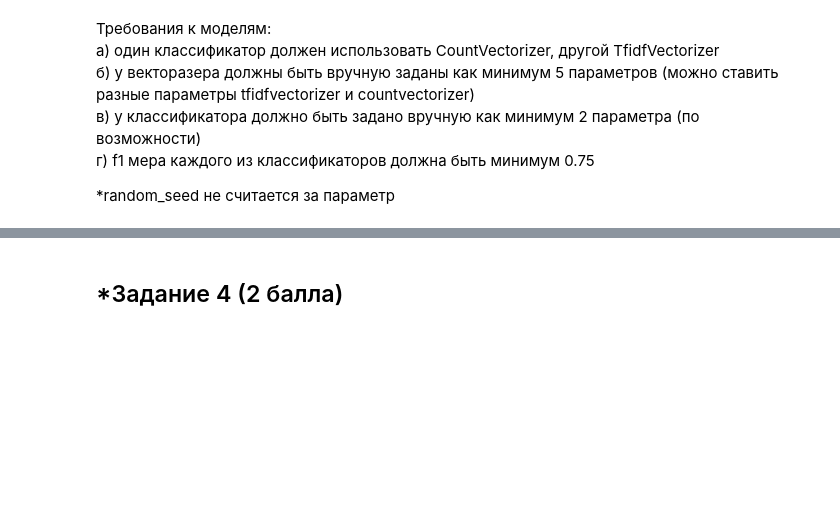
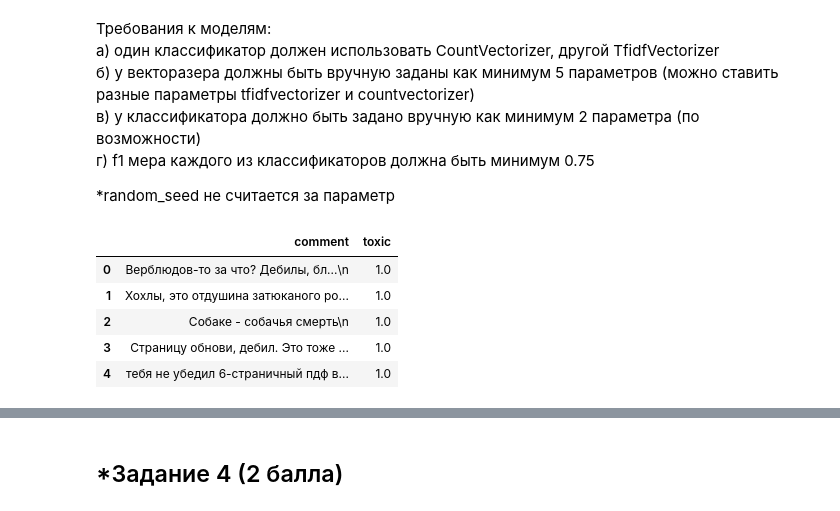
Before and after one commit to rock-n-shrimproll/compling_problems, a Jupyter notebook: homework-2.ipynb, the cells around one changed output, grey strips where cells are left out. Drawn from its saved outputs; the diff is of its cells as text; code cells hidden in the pictures; blank space fills up the shorter version.

```diff
--- a/homework-2.ipynb
+++ b/homework-2.ipynb
@@ -177,0 +174,2 @@ NameError: name 'np' is not defined
+# %%
+data = pd.read_csv('/Users/alexandradolidze/Desktop/compling/labeled.csv')
@@ -177,0 +183,9 @@ NameError: name 'np' is not defined
+# %%
+data.head()
+# %% [output]
+|  | comment | toxic |
+| 0 | Верблюдов-то за что? Дебилы, бл...\n | 1.0 |
+| 1 | Хохлы, это отдушина затюканого ро... | 1.0 |
+| 2 | Собаке - собачья смерть\n | 1.0 |
+| 3 | Страницу обнови, дебил. Это тоже ... | 1.0 |
+| 4 | тебя не убедил 6-страничный пдф в... | 1.0 |
```
Also changed, not shown: parts of 42 cells of this notebook, 2 other files.
